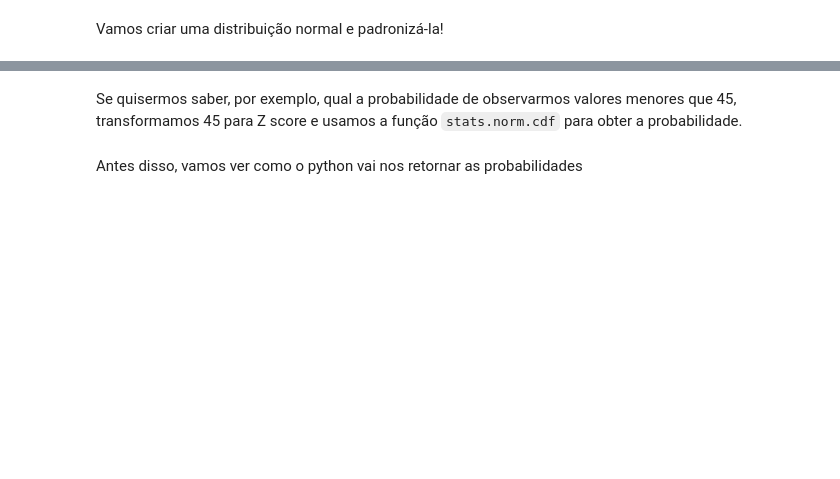
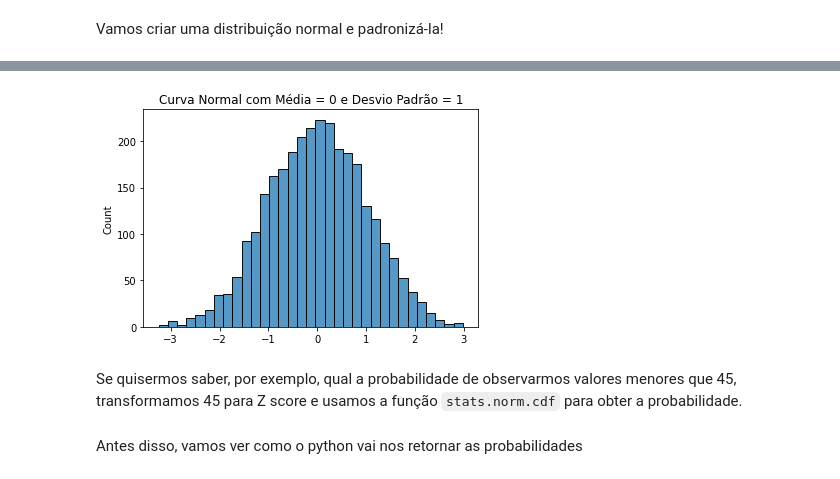
Before and after one commit to brondevitor/Python_Jorney, a Jupyter notebook: Statistics/Estatística Inferêncial (Parte I).ipynb, the cells around one changed output, grey strips where cells are left out. Cells and saved outputs as stored; diff of their text form; code cells hidden in the pictures; blank space fills up the shorter version.

````diff
--- a/Statistics/Estatística Inferêncial (Parte I).ipynb
+++ b/Statistics/Estatística Inferêncial (Parte I).ipynb
@@ -81,3 +87,16 @@ Vamos criar uma distribuição normal e padronizá-la!
+# %%
+# media
+media_normal = normal_dist.mean()
+# desvio
+desvio_normal = normal_dist.std()
+# padronização
+z_normal_dist = (normal_dist - media_normal)/desvio_normal
+# %%
+sns.histplot(z_normal_dist)
+plt.title('Curva Normal com Média = 0 e Desvio Padrão = 1')
+plt.show()
+# %% [output]
+[figure, added]
 # %% [markdown]
 Se quisermos saber, por exemplo, qual a probabilidade de observarmos valores menores que 45, transformamos 45 para Z score e usamos a função ```stats.norm.cdf``` para obter a probabilidade.
 # %% [markdown]
````
Also changed, not shown: parts of 7 cells of this notebook.
